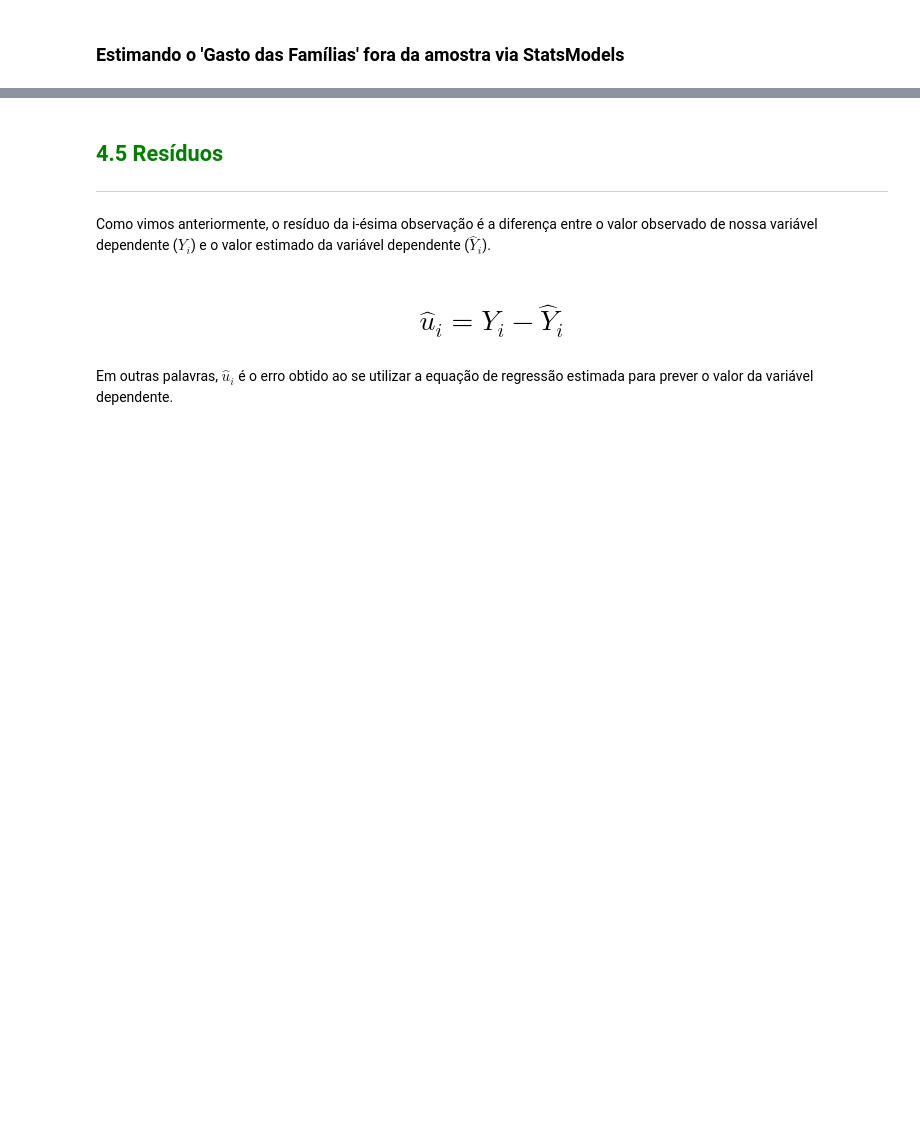
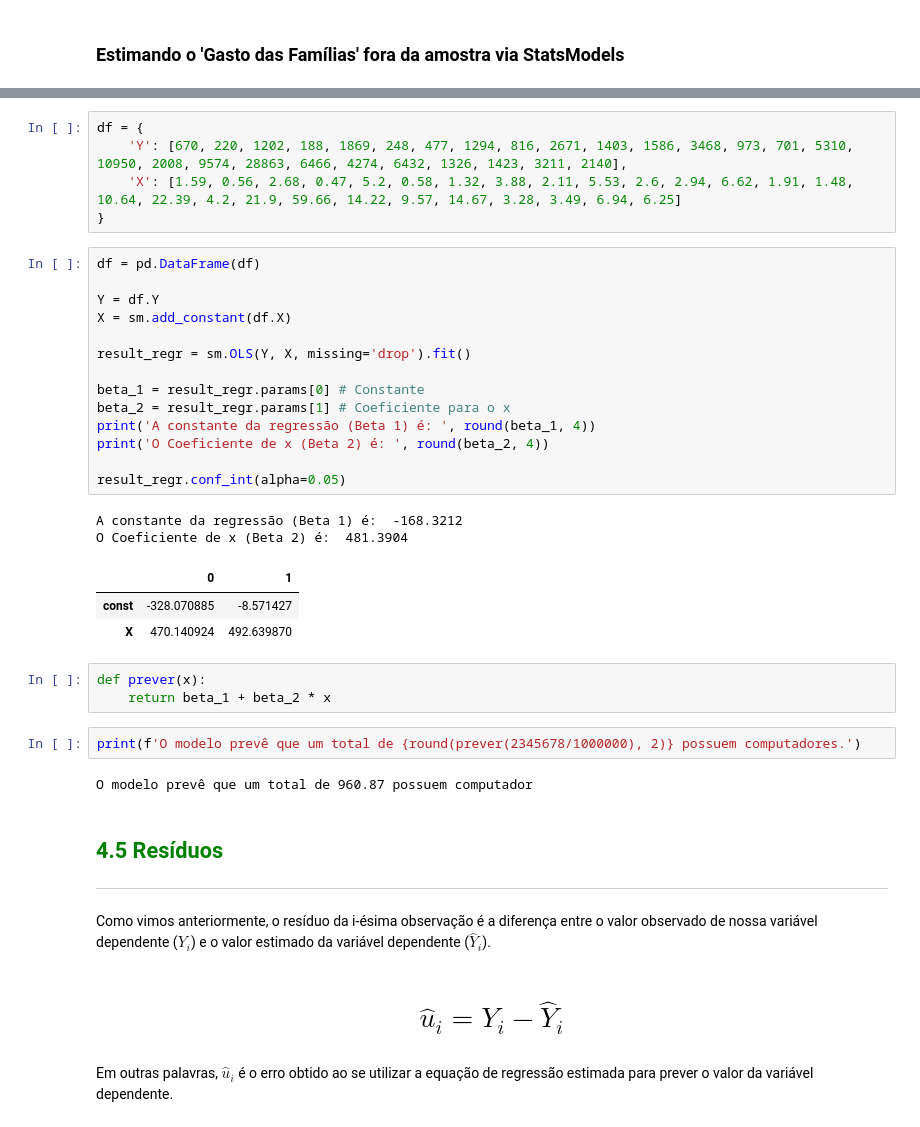
Before and after one commit to fcardosoo/Alura-012-Estatistica-com-Python-Correlacao-e-Regressao, a Jupyter notebook: Curso_de_Estatística_Parte_4.ipynb, the cells around one changed output, grey strips where cells are left out. Cells and saved outputs as stored; diff of their text form; blank space fills up the shorter version.

```diff
--- a/Curso_de_Estatística_Parte_4.ipynb
+++ b/Curso_de_Estatística_Parte_4.ipynb
@@ -928,3 +973,35 @@ dataset.head(10)
+# %%
+df = {
+    'Y': [670, 220, 1202, 188, 1869, 248, 477, 1294, 816, 2671, 1403, 1586, 3468, 973, 701, 5310, 10950, 2008, 9574, 28863, 6466, 4274, 6432, 1326, 1423, 3211, 2140],
+    'X': [1.59, 0.56, 2.68, 0.47, 5.2, 0.58, 1.32, 3.88, 2.11, 5.53, 2.6, 2.94, 6.62, 1.91, 1.48, 10.64, 22.39, 4.2, 21.9, 59.66, 14.22, 9.57, 14.67, 3.28, 3.49, 6.94, 6.25]
+}
+# %%
+df = pd.DataFrame(df)
+
+Y = df.Y
+X = sm.add_constant(df.X)
+
+result_regr = sm.OLS(Y, X, missing='drop').fit()
+
+beta_1 = result_regr.params[0] # Constante
+beta_2 = result_regr.params[1] # Coeficiente para o x
+print('A constante da regressão (Beta 1) é: ', round(beta_1, 4))
+print('O Coeficiente de x (Beta 2) é: ', round(beta_2, 4))
+
+result_regr.conf_int(alpha=0.05)
+# %% [output]
+A constante da regressão (Beta 1) é:  -168.3212
+O Coeficiente de x (Beta 2) é:  481.3904
+|  | 0 | 1 |
+| const | -328.070885 | -8.571427 |
+| X | 470.140924 | 492.639870 |
+# %%
+def prever(x):
+    return beta_1 + beta_2 * x
+# %%
+print(f'O modelo prevê que um total de {round(prever(2345678/1000000), 2)} possuem computadores.')
+# %% [output]
+O modelo prevê que um total de 960.87 possuem computador
 # %% [markdown]
 ## <font color=green>4.5 Resíduos</font>
 ***
```
Also changed, not shown: parts of 7 cells of this notebook.
